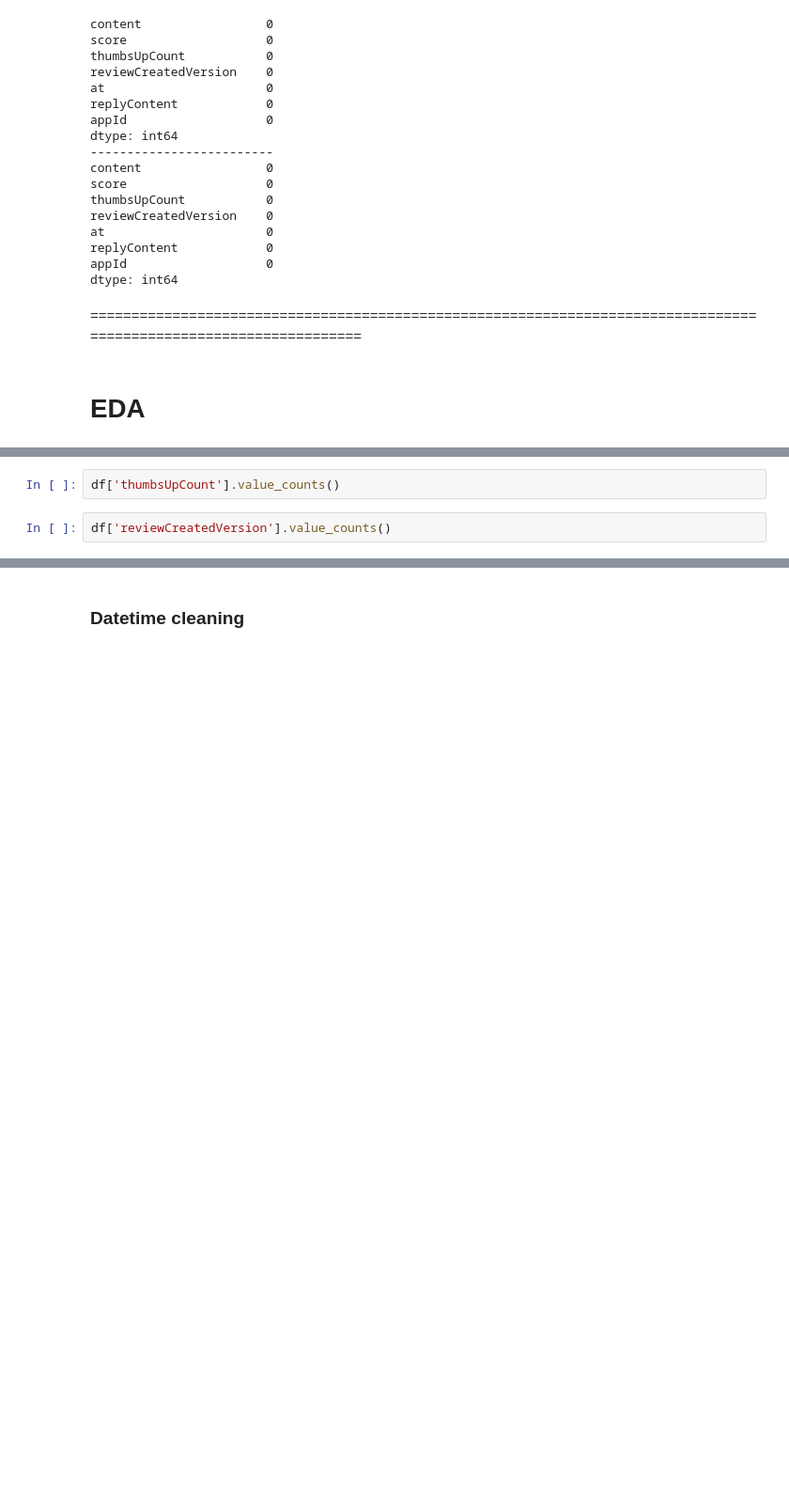
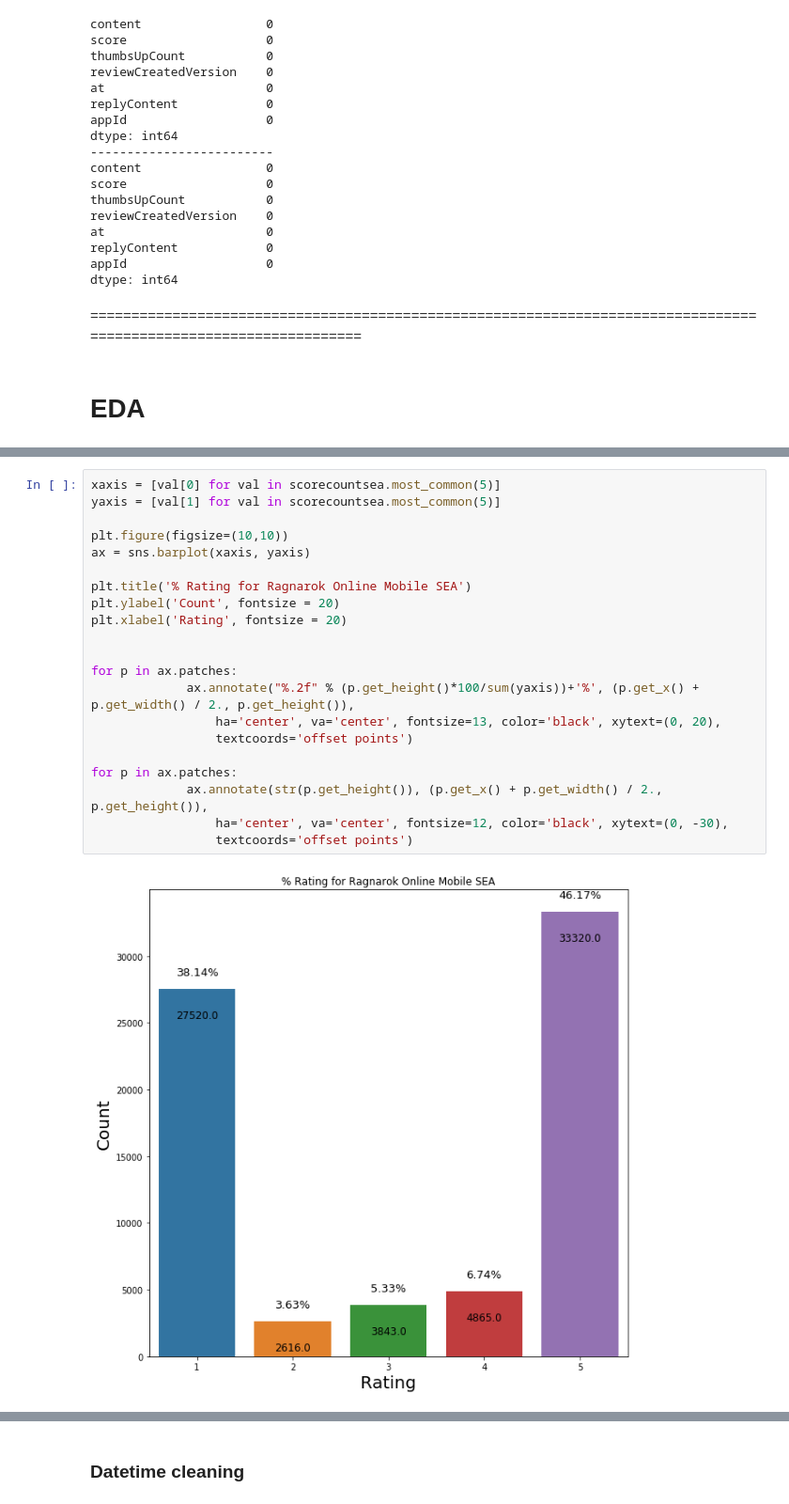
Before and after one commit to Moses-Lin/romreview, a Jupyter notebook: EDA.ipynb, the cells around one changed output, grey strips where cells are left out. Shown: that part at 94% size. Cells and saved outputs as stored; diff of their text form; blank space fills up the shorter version.

```diff
--- a/EDA.ipynb
+++ b/EDA.ipynb
@@ -195,4 +209,23 @@ for p in ax.patches:
-# %%
-df['thumbsUpCount'].value_counts()
-# %%
-df['reviewCreatedVersion'].value_counts()
+# %%
+xaxis = [val[0] for val in scorecountsea.most_common(5)]
+yaxis = [val[1] for val in scorecountsea.most_common(5)]
+
+plt.figure(figsize=(10,10))
+ax = sns.barplot(xaxis, yaxis)
+
+plt.title('% Rating for Ragnarok Online Mobile SEA')
+plt.ylabel('Count', fontsize = 20)
+plt.xlabel('Rating', fontsize = 20)
+
+
+for p in ax.patches:
+             ax.annotate("%.2f" % (p.get_height()*100/sum(yaxis))+'%', (p.get_x() + p.get_width() / 2., p.get_height()),
+                 ha='center', va='center', fontsize=13, color='black', xytext=(0, 20),
+                 textcoords='offset points')
+
+for p in ax.patches:
+             ax.annotate(str(p.get_height()), (p.get_x() + p.get_width() / 2., p.get_height()),
+                 ha='center', va='center', fontsize=12, color='black', xytext=(0, -30),
+                 textcoords='offset points')
+# %% [output]
+[figure, added]
```
Also changed, not shown: parts of 22 cells of this notebook, 1 other file.
